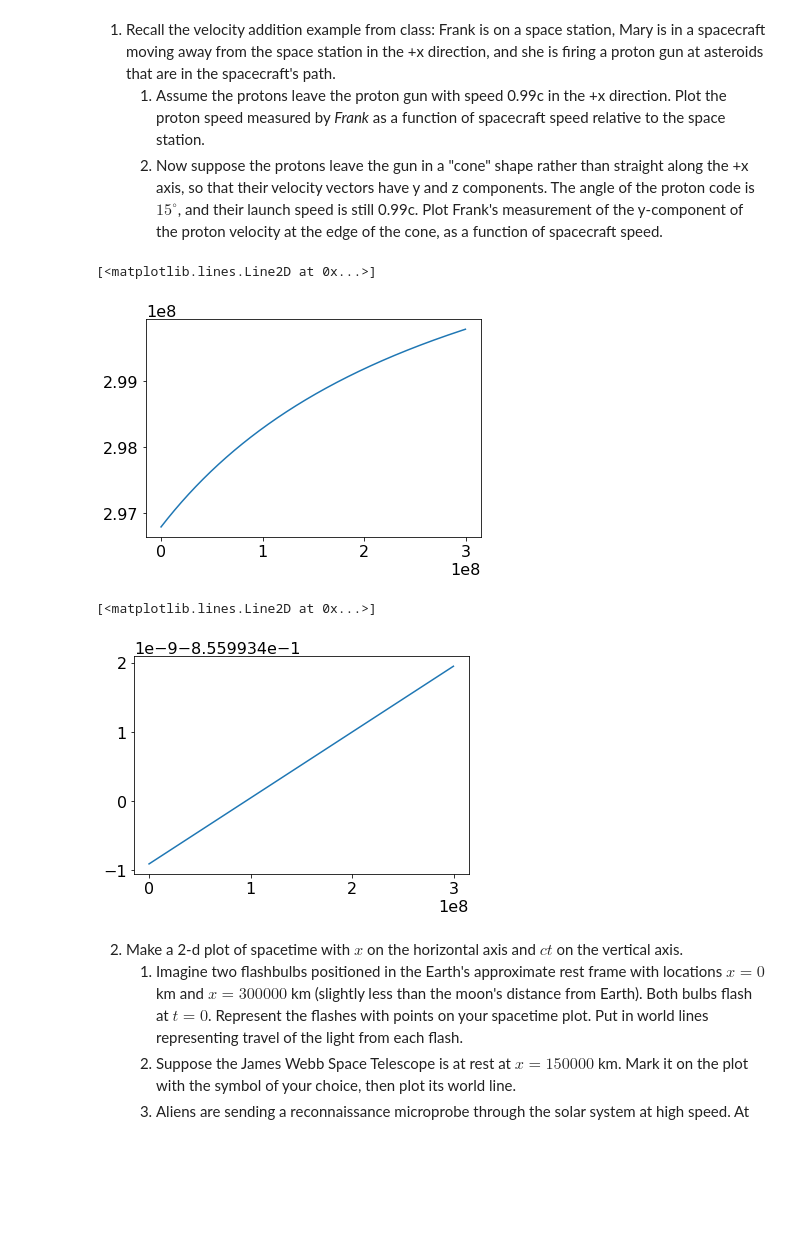
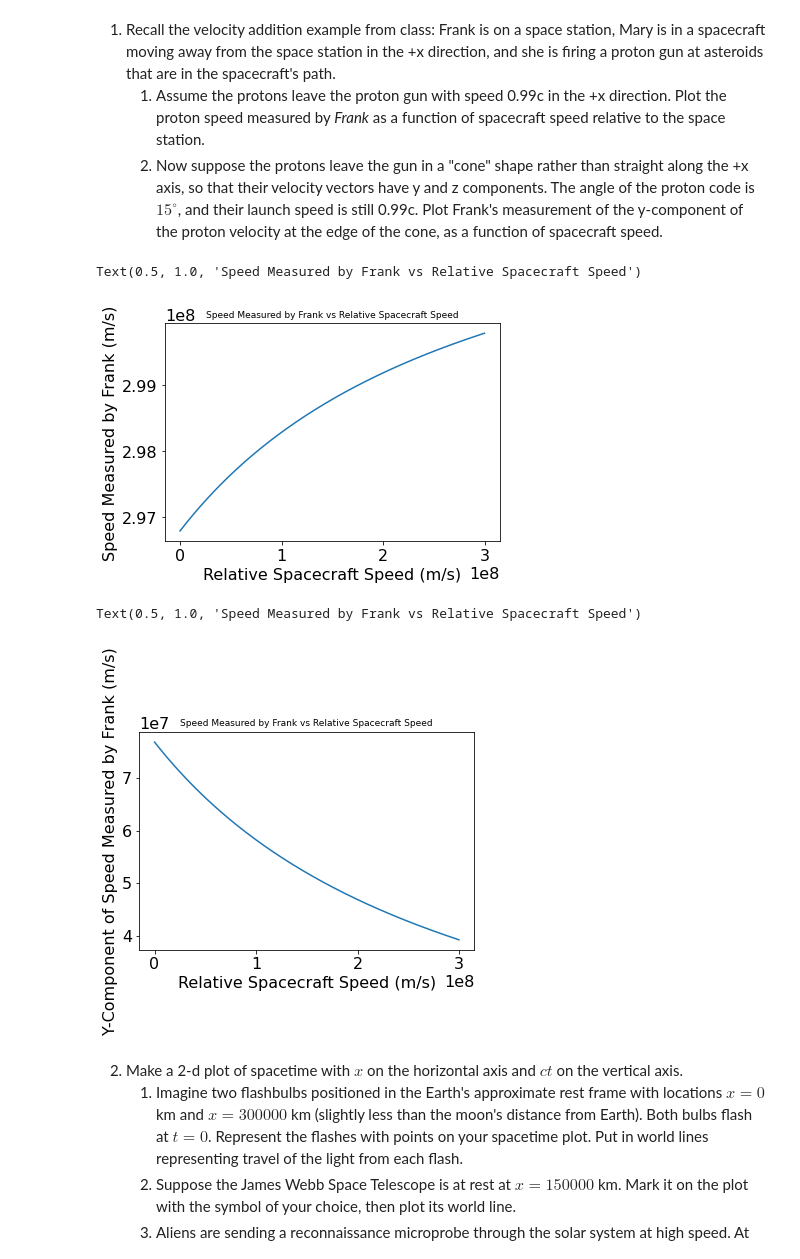
Before and after one commit to mitchrg/phys309, a Jupyter notebook: assignment3.ipynb, the cells around one changed output. Drawn from its saved outputs; the diff is of its cells as text; code cells hidden in the pictures; blank space fills up the shorter version.

```diff
--- a/assignment3.ipynb
+++ b/assignment3.ipynb
@@ -17,6 +17,7 @@ plt.rcParams.update({"font.size":16, "axes.labelsize":16, "font.family":"sans-se
     </li>
 </ol>
 # %%
+
 c = constants.c
 u_prime = .99*c
 v = np.linspace(0,1,1000)
@@ -24,18 +25,26 @@ def inverse_trans(u_prime,v):
   v_frank = (u_prime + v) / (1+(u_prime*v)/(c**2))
   return v_frank
 plt.plot(v*c,inverse_trans(u_prime,v*c))
+plt.xlabel("Relative Spacecraft Speed (m/s)")
+plt.ylabel("Speed Measured by Frank (m/s)")
+plt.title("Speed Measured by Frank vs Relative Spacecraft Speed", fontsize = 9)
 # %% [output]
-[<matplotlib.lines.Line2D at 0x...>]
+Text(0.5, 1.0, 'Speed Measured by Frank vs Relative Spacecraft Speed')
-[figure, old version]
+[figure, new version]
 # %%
-gamma  = 1 / np.sqrt(1- (v**2 / c**2))
+gamma  = 1 / np.sqrt(1 - (v**2/ c**2))
+u_prime = .99*c
+# Cone is shot at 15 degrees now, so u' x and y both change
 def inverse_y(u_prime,v):
-  vy_frank = u_prime*np.sin(15) / (gamma *(1+(v/c**2))*u_prime*np.cos(15))
+  vy_frank = (u_prime*np.sin(np.deg2rad(15))) / (gamma *(1+(v/c**2)*u_prime*np.cos(np.deg2rad(15))))
   return vy_frank
 plt.plot(v*c,inverse_y(u_prime,v*c))
+plt.xlabel("Relative Spacecraft Speed (m/s)")
+plt.ylabel("Y-Component of Speed Measured by Frank (m/s)")
+plt.title("Speed Measured by Frank vs Relative Spacecraft Speed", fontsize = 9)
 # %% [output]
-[<matplotlib.lines.Line2D at 0x...>]
+Text(0.5, 1.0, 'Speed Measured by Frank vs Relative Spacecraft Speed')
-[figure, old version]
+[figure, new version]
 # %% [markdown]
 <ol start=2>
     <li>Make a 2-d plot of spacetime with $x$ on the horizontal axis and $ct$ on the vertical axis.
```
Also changed, not shown: parts of 2 cells of this notebook.
